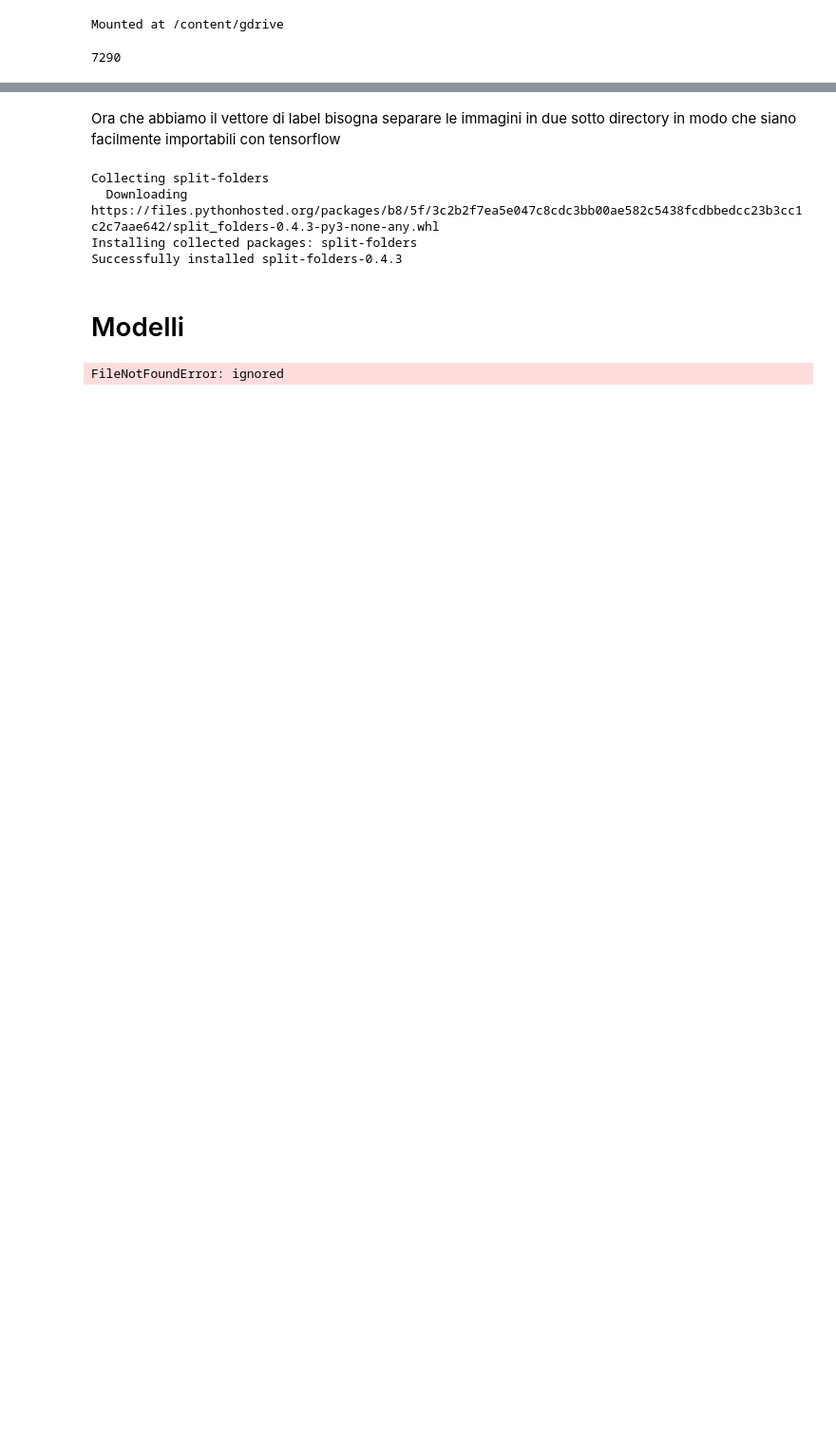
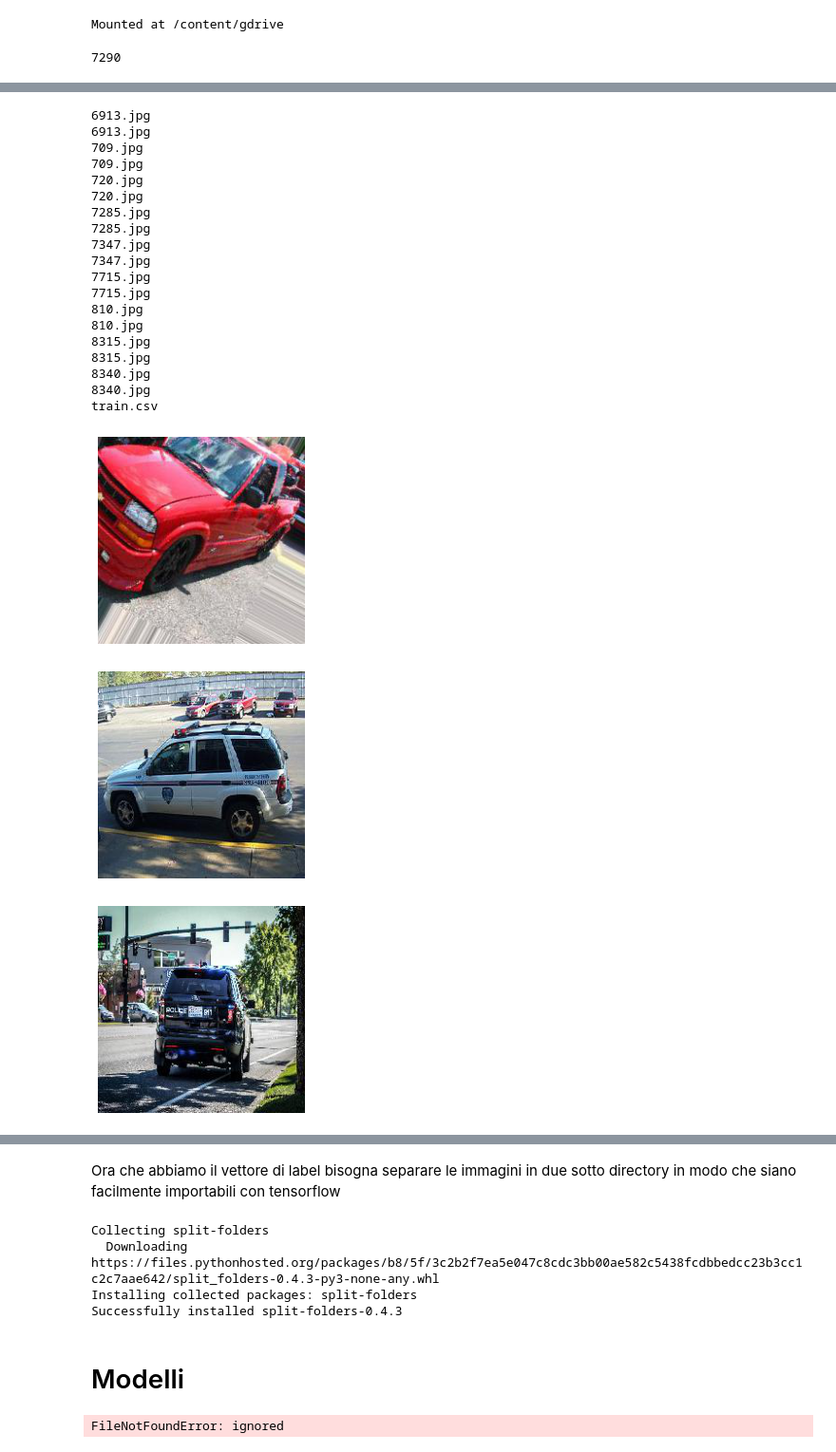
Before and after one commit to Chri1629/dsim_project, a Jupyter notebook: image/ambulanze.ipynb, the cells around one changed output, grey strips where cells are left out. Shown at 95% size. Saved outputs shown, nothing was run; the diff lists cells and outputs as text; code cells hidden in the pictures; blank space fills up the shorter version.

```diff
--- a/image/ambulanze.ipynb
+++ b/image/ambulanze.ipynb
@@ -65,0 +54,60 @@ len(y)
+# %%
+def add_class():
+  for f in sorted(os.listdir(base_dir)[0:10]):
+    print(f)
+    if f.endswith('.jpg'):
+      name = re.search(r'^(\d+)\.jpg$', f).group(1)
+
+      a = plt.imread(base_dir + f)
+      fig = plt.figure(figsize=(4,4))
+      ax = fig.add_subplot(111)
+
+      ax.imshow(a)
+
+      ax.axes.get_xaxis().set_visible(False)
+      ax.axes.get_yaxis().set_visible(False)
+      ax.set_frame_on(False)
+
+      if f in trainAV['image_names'].values:
+        label = trainAV.loc[trainAV['image_names'] == f]['emergency_or_not'].values[0]
+
+      elif f in testAV['image_names'].values:
+        label = 2
+
+      if int(label) == 0:
+          fig.savefig("gdrive/MyDrive/emergency_models/class_{}/{}.jpg".format(label, name), dpi = 100, bbox_inches = 'tight',
+    pad_inches = 0)
+
+      elif int(label) == 1:
+          fig.savefig("gdrive/MyDrive/emergency_models/class_{}/{}.jpg".format(label, name), dpi = 100, bbox_inches = 'tight',
+    pad_inches = 0)
+
+      elif int(label) == 2:
+          fig.savefig("gdrive/MyDrive/emergency_models/class_test/{}.jpg".format(name), dpi = 100, bbox_inches = 'tight',
+    pad_inches = 0)
+      print(f)
+# %%
+add_class()
+# %% [output]
+6913.jpg
+6913.jpg
+709.jpg
+709.jpg
+720.jpg
+720.jpg
+7285.jpg
+7285.jpg
+7347.jpg
+7347.jpg
+7715.jpg
+7715.jpg
+810.jpg
+810.jpg
+8315.jpg
+8315.jpg
+8340.jpg
+8340.jpg
+train.csv
+[figure, added]
+[figure, added]
+[figure, added]
```
Also changed, not shown: parts of 7 cells of this notebook.
